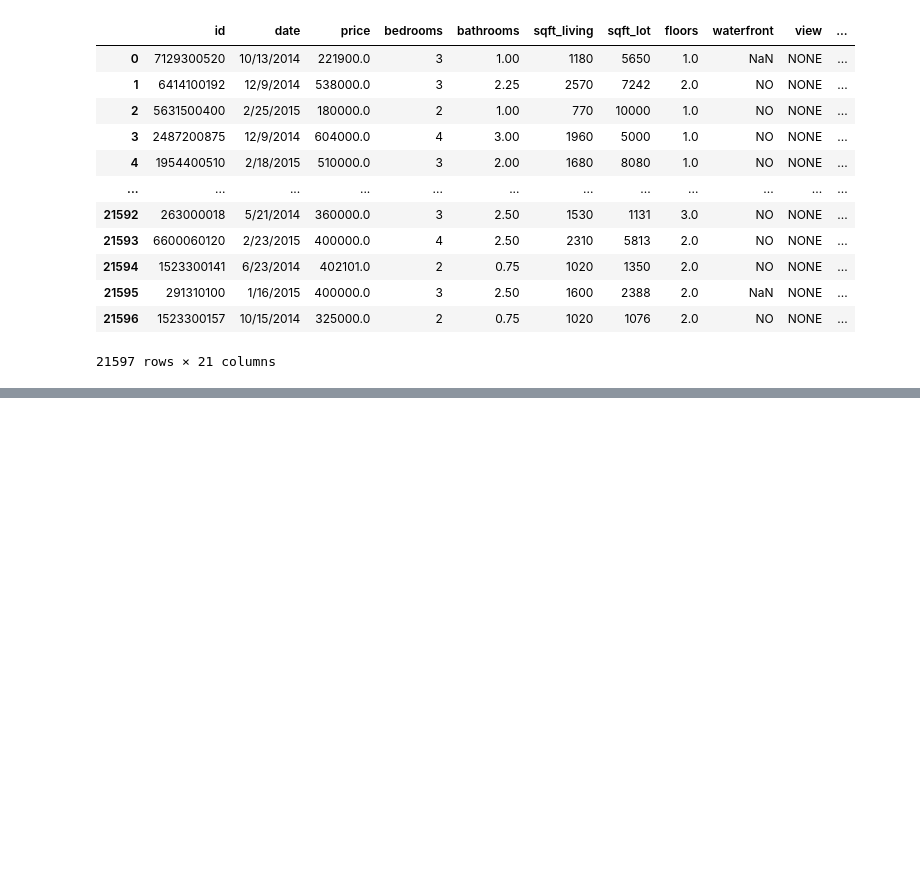
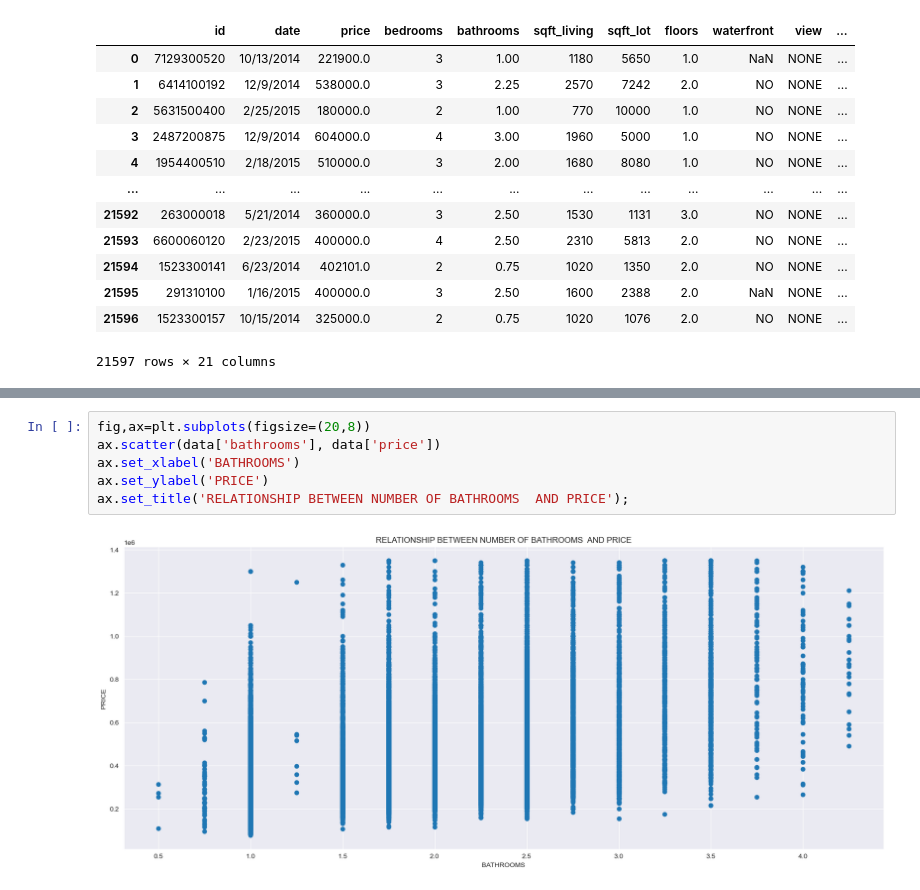
Before and after one commit to swalehmwadime/dsc-phase-2-project-v2-3, a Jupyter notebook: student.ipynb, the cells around one changed output, grey strips where cells are left out. Drawn from its saved outputs; the diff is of its cells as text; blank space fills up the shorter version.

```diff
--- a/student.ipynb
+++ b/student.ipynb
@@ -107,0 +382,8 @@ Name: grade, Length: 21597, dtype: object
+# %%
+fig,ax=plt.subplots(figsize=(20,8))
+ax.scatter(data['bathrooms'], data['price'])
+ax.set_xlabel('BATHROOMS')
+ax.set_ylabel('PRICE')
+ax.set_title('RELATIONSHIP BETWEEN NUMBER OF BATHROOMS  AND PRICE');
+# %% [output]
+[figure, added]
```
Also changed, not shown: parts of 75 cells of this notebook.
